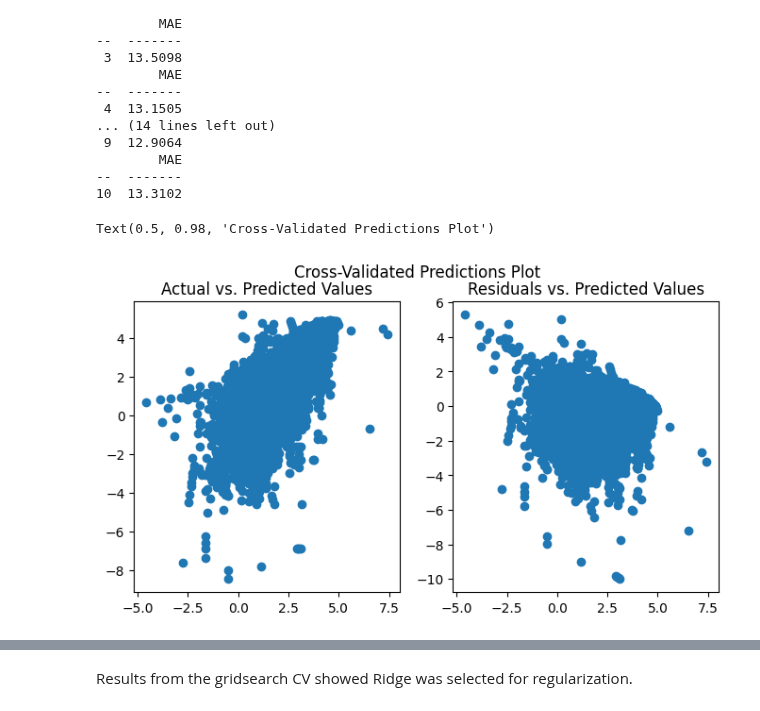
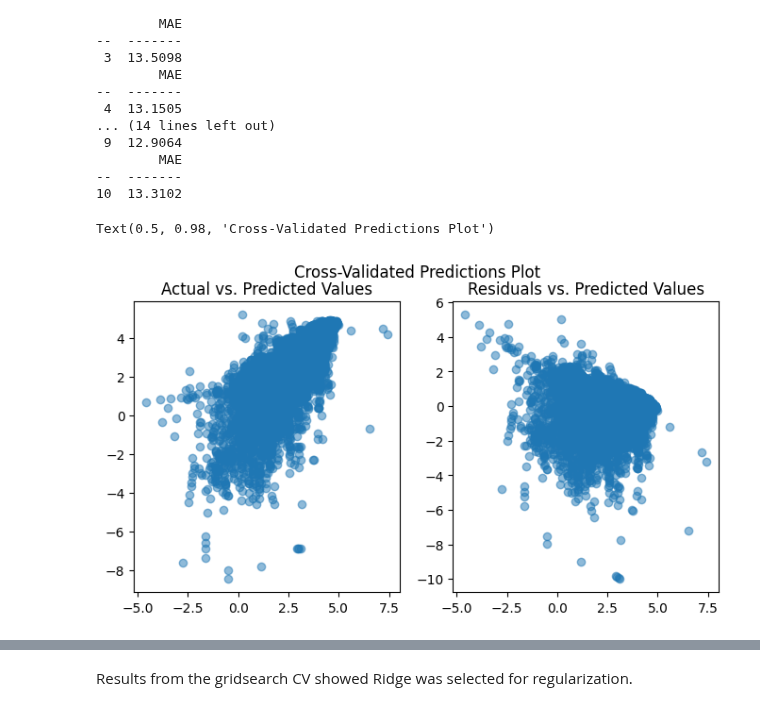
Before and after one commit to boneeyah/QTW, a Jupyter notebook: Case Study 1/Case_Study_1.ipynb, the cells around one changed output, grey strips where cells are left out. Saved outputs shown, nothing was run; the diff lists cells and outputs as text; code cells hidden in the pictures.

```diff
--- a/Case Study 1/Case_Study_1.ipynb
+++ b/Case Study 1/Case_Study_1.ipynb
@@ -330,15 +347,14 @@ for train, test in cv.split(X_Scaled, y_log):
 --  -------
 10  13.3102
 # %%
-from sklearn.model_selection import cross_val_predict
 y_pred = cross_val_predict(regr2,X_Scaled,y_log,cv=10)
 
 fig, axs = plt.subplots(ncols = 2,figsize = (8,4))
-axs[0].scatter(x = y_pred, y = y_log)
+axs[0].scatter(x = y_pred, y = y_log,alpha = .5)
 axs[0].set_title('Actual vs. Predicted Values')
-axs[1].scatter(x = y_pred, y = (y_log.critical_temp - y_pred))
+axs[1].scatter(x = y_pred, y = (y_log.critical_temp - y_pred),alpha=.5)
 axs[1].set_title('Residuals vs. Predicted Values')
 fig.suptitle('Cross-Validated Predictions Plot')
 # %% [output]
 Text(0.5, 0.98, 'Cross-Validated Predictions Plot')
-[figure, old version]
+[figure, new version]
```
Also changed, not shown: parts of 10 cells of this notebook.
